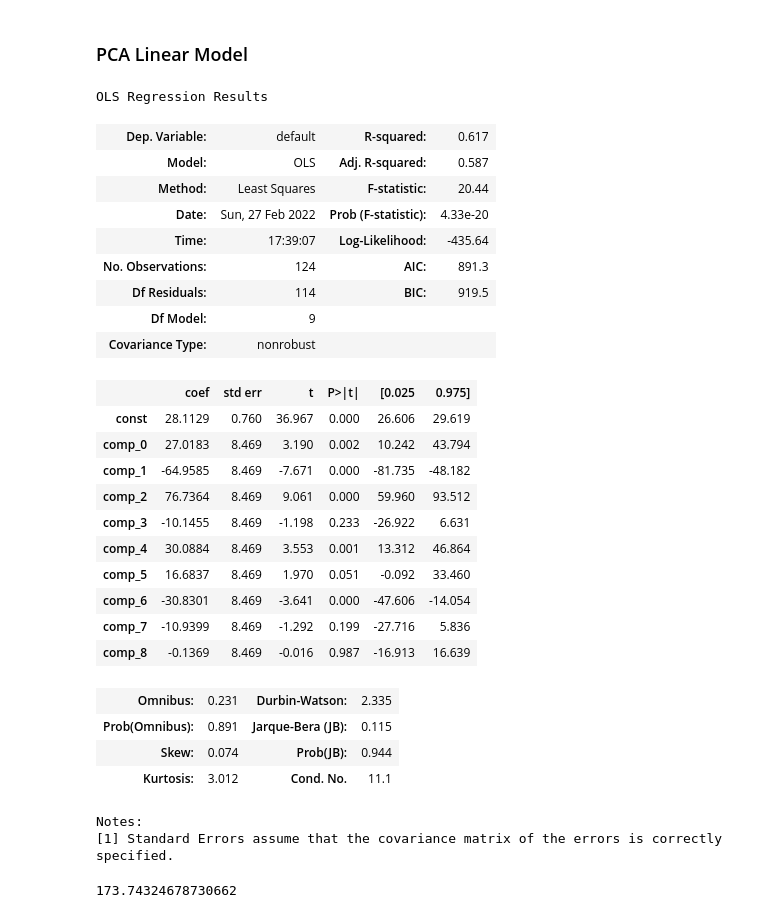
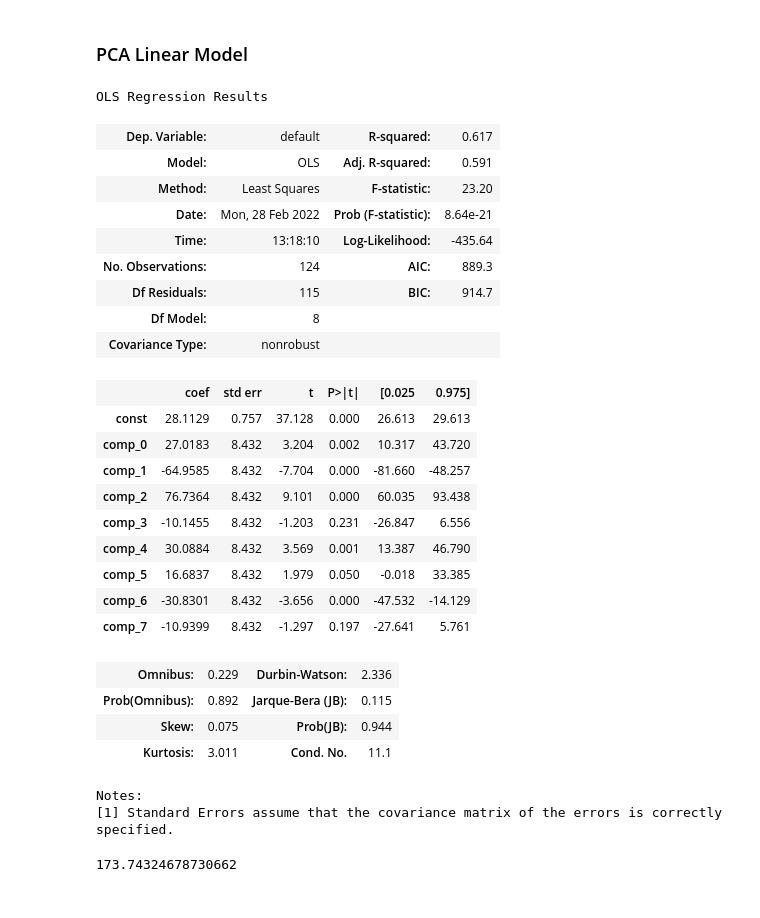
Before and after one commit to lwarner100/ISOM-455-Project, a Jupyter notebook: env.ipynb, the cells around one changed output. Cells and saved outputs as stored; diff of their text form; code cells hidden in the pictures.

```diff
--- a/env.ipynb
+++ b/env.ipynb
@@ -134,38 +134,37 @@ model.mse_total
 # %%
 from statsmodels.multivariate.pca import PCA
 pca_df = model_df.drop(['default','feature_date'],axis=1)
-pc = PCA(pca_df,9)
+pc = PCA(pca_df,8)
 pc.factors
 factors = sm.add_constant(pc.factors)
 pc_model = sm.OLS(model_df.default,\
                   factors).fit()
 pc_model.summary()
 # %% [output]
 OLS Regression Results
 | Dep. Variable: | default | R-squared: | 0.617 |
-| Model: | OLS | Adj. R-squared: | 0.587 |
-| Method: | Least Squares | F-statistic: | 20.44 |
-| Date: | Sun, 27 Feb 2022 | Prob (F-statistic): | 4.33e-20 |
-| Time: | 17:39:07 | Log-Likelihood: | -435.64 |
-| No. Observations: | 124 | AIC: | 891.3 |
-| Df Residuals: | 114 | BIC: | 919.5 |
-| Df Model: | 9 |  |  |
+| Model: | OLS | Adj. R-squared: | 0.591 |
+| Method: | Least Squares | F-statistic: | 23.20 |
+| Date: | Mon, 28 Feb 2022 | Prob (F-statistic): | 8.64e-21 |
+| Time: | 13:18:10 | Log-Likelihood: | -435.64 |
+| No. Observations: | 124 | AIC: | 889.3 |
+| Df Residuals: | 115 | BIC: | 914.7 |
+| Df Model: | 8 |  |  |
 | Covariance Type: | nonrobust |  |  |
 |  | coef | std err | t | P>|t| | [0.025 | 0.975] |
-| const | 28.1129 | 0.760 | 36.967 | 0.000 | 26.606 | 29.619 |
-| comp_0 | 27.0183 | 8.469 | 3.190 | 0.002 | 10.242 | 43.794 |
-| comp_1 | -64.9585 | 8.469 | -7.671 | 0.000 | -81.735 | -48.182 |
-| comp_2 | 76.7364 | 8.469 | 9.061 | 0.000 | 59.960 | 93.512 |
-| comp_3 | -10.1455 | 8.469 | -1.198 | 0.233 | -26.922 | 6.631 |
-| comp_4 | 30.0884 | 8.469 | 3.553 | 0.001 | 13.312 | 46.864 |
-| comp_5 | 16.6837 | 8.469 | 1.970 | 0.051 | -0.092 | 33.460 |
-| comp_6 | -30.8301 | 8.469 | -3.641 | 0.000 | -47.606 | -14.054 |
-| comp_7 | -10.9399 | 8.469 | -1.292 | 0.199 | -27.716 | 5.836 |
-| comp_8 | -0.1369 | 8.469 | -0.016 | 0.987 | -16.913 | 16.639 |
+| const | 28.1129 | 0.757 | 37.128 | 0.000 | 26.613 | 29.613 |
+| comp_0 | 27.0183 | 8.432 | 3.204 | 0.002 | 10.317 | 43.720 |
+| comp_1 | -64.9585 | 8.432 | -7.704 | 0.000 | -81.660 | -48.257 |
+| comp_2 | 76.7364 | 8.432 | 9.101 | 0.000 | 60.035 | 93.438 |
+| comp_3 | -10.1455 | 8.432 | -1.203 | 0.231 | -26.847 | 6.556 |
+| comp_4 | 30.0884 | 8.432 | 3.569 | 0.001 | 13.387 | 46.790 |
+| comp_5 | 16.6837 | 8.432 | 1.979 | 0.050 | -0.018 | 33.385 |
+| comp_6 | -30.8301 | 8.432 | -3.656 | 0.000 | -47.532 | -14.129 |
+| comp_7 | -10.9399 | 8.432 | -1.297 | 0.197 | -27.641 | 5.761 |
-| Omnibus: | 0.231 | Durbin-Watson: | 2.335 |
-| Prob(Omnibus): | 0.891 | Jarque-Bera (JB): | 0.115 |
-| Skew: | 0.074 | Prob(JB): | 0.944 |
-| Kurtosis: | 3.012 | Cond. No. | 11.1 |
+| Omnibus: | 0.229 | Durbin-Watson: | 2.336 |
+| Prob(Omnibus): | 0.892 | Jarque-Bera (JB): | 0.115 |
+| Skew: | 0.075 | Prob(JB): | 0.944 |
+| Kurtosis: | 3.011 | Cond. No. | 11.1 |
 Notes:
 [1] Standard Errors assume that the covariance matrix of the errors is correctly specified.
 # %%
```
